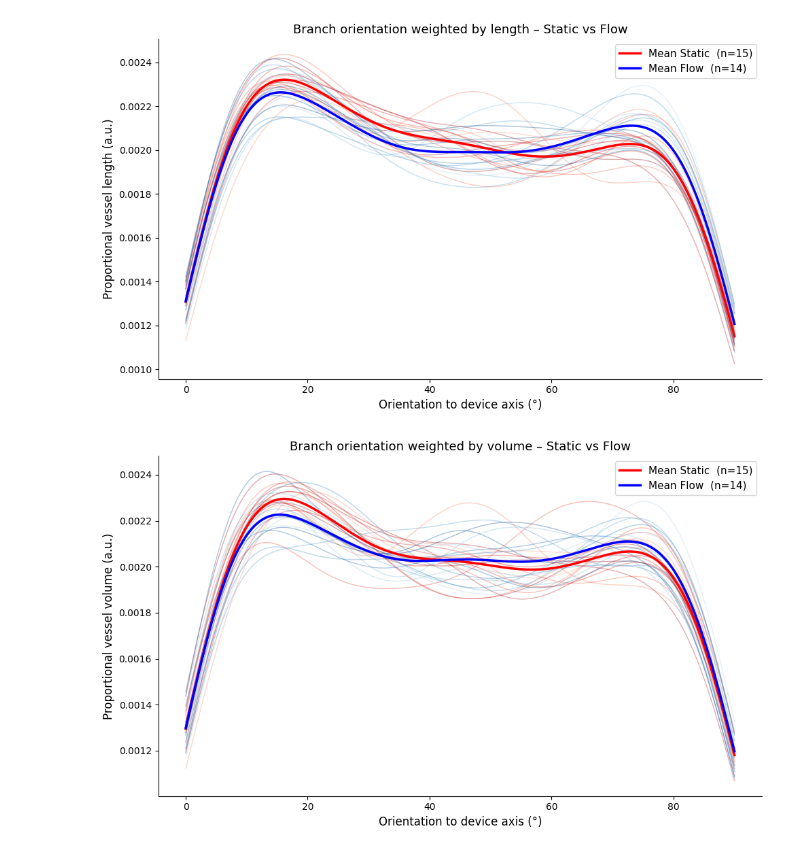
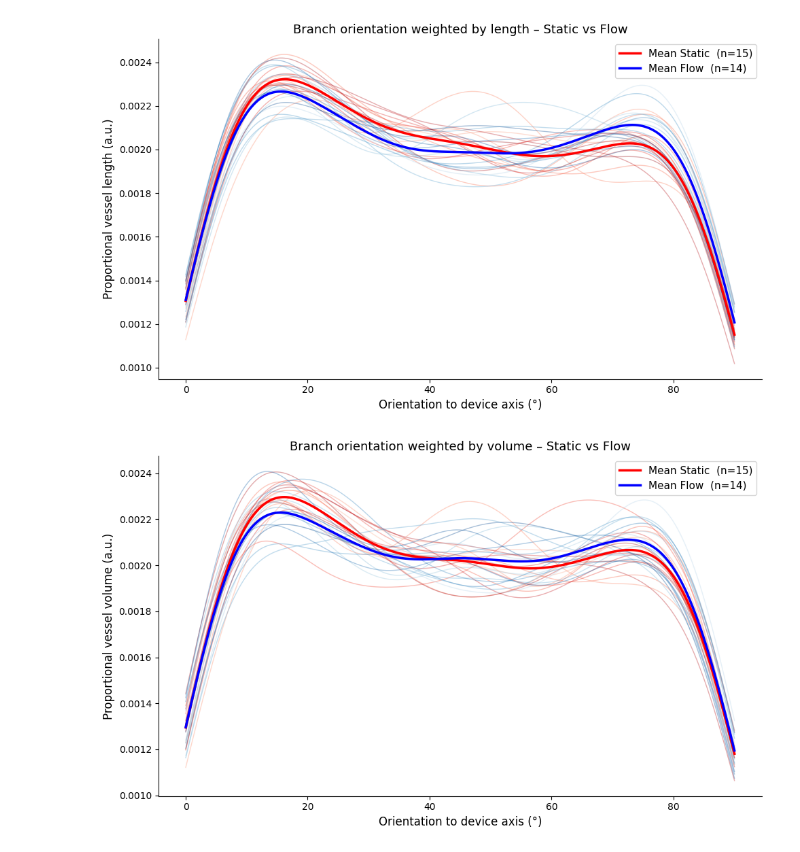
Before and after one commit to isobelth/vascumap, a Jupyter notebook: plotting_outputs.ipynb, the cells around one changed output. Cells and saved outputs as stored; diff of their text form; code cells hidden in the pictures.

```diff
--- a/plotting_outputs.ipynb
+++ b/plotting_outputs.ipynb
@@ -273,7 +273,7 @@ model, shap_values, shap_interaction = shap_analysis(combined_analysis_metrics)
 
 
 # Filter to valid data
-plot_df = combined.dropna(subset=["orientation_to_device_axis_deg", "path_length_um"]).copy()
+plot_df = combined_branch_metrics.dropna(subset=["orientation_to_device_axis_deg", "path_length_um"]).copy()
 plot_df = plot_df[plot_df["experiment"].isin(["static", "flow"])]
 
 # Shared x-axis for evaluation
@@ -336,7 +336,7 @@ plt.show()
 [figure]
 # %%
 # --- Same plot but weighted by branch VOLUME instead of length ---
-vol_df = combined.dropna(subset=["orientation_to_device_axis_deg", "branch_volume_um3"]).copy()
+vol_df = combined_branch_metrics.dropna(subset=["orientation_to_device_axis_deg", "branch_volume_um3"]).copy()
 vol_df = vol_df[vol_df["experiment"].isin(["static", "flow"])]
 
 x_eval_v = np.linspace(vol_df["orientation_to_device_axis_deg"].min(),
@@ -362,31 +362,31 @@ for img_name, color in zip(static_images_v, static_colors_v):
     y = kde(x_eval_v)
     y = y / y.sum()
     ax.plot(x_eval_v, y, color=color, alpha=0.35, linewidth=1)
     static_kdes_v.append(y)
 
 for img_name, color in zip(flow_images_v, flow_colors_v):
     sub = vol_df[vol_df["image_name"] == img_name]
     angles  = sub["orientation_to_device_axis_deg"].values
     volumes = sub["branch_volume_um3"].values
     weights = volumes / volumes.sum()
     kde = gaussian_kde(angles, weights=weights, bw_method=0.3)
     y = kde(x_eval_v)
     y = y / y.sum()
     ax.plot(x_eval_v, y, color=color, alpha=0.35, linewidth=1)
     flow_kdes_v.append(y)
 
 mean_static_v = np.mean(static_kdes_v, axis=0)
 mean_flow_v   = np.mean(flow_kdes_v, axis=0)
 
 ax.plot(x_eval_v, mean_static_v, color="red",  linewidth=2.5, label=f"Mean Static  (n={len(static_images_v)})")
 ax.plot(x_eval_v, mean_flow_v,   color="blue", linewidth=2.5, label=f"Mean Flow  (n={len(flow_images_v)})")
 
 ax.set_xlabel("Orientation to device axis (°)", fontsize=12)
 ax.set_ylabel("Proportional vessel volume (a.u.)", fontsize=12)
 ax.set_title("Branch orientation weighted by volume – Static vs Flow", fontsize=13)
 ax.legend(fontsize=11)
 sns.despine()
 plt.tight_layout()
 plt.show()
 # %% [output]
-[figure, old version]
+[figure, new version]
```
Also changed, not shown: 4 other files.
